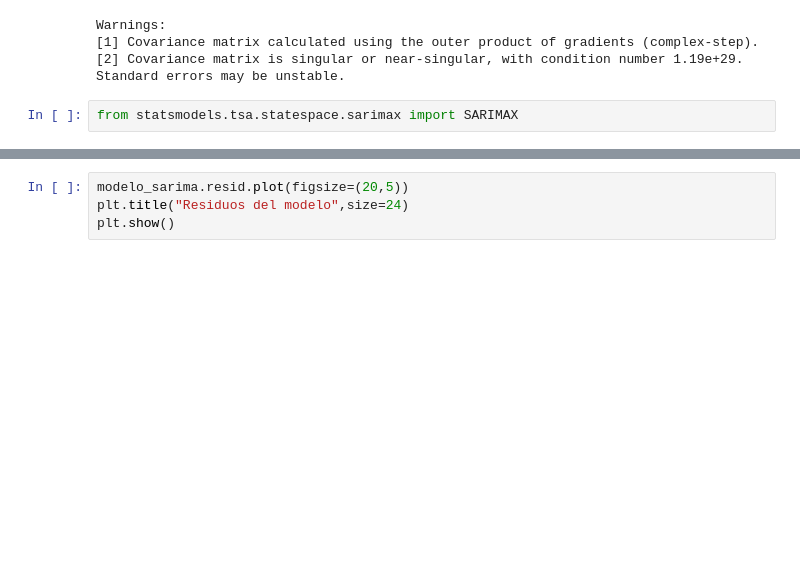
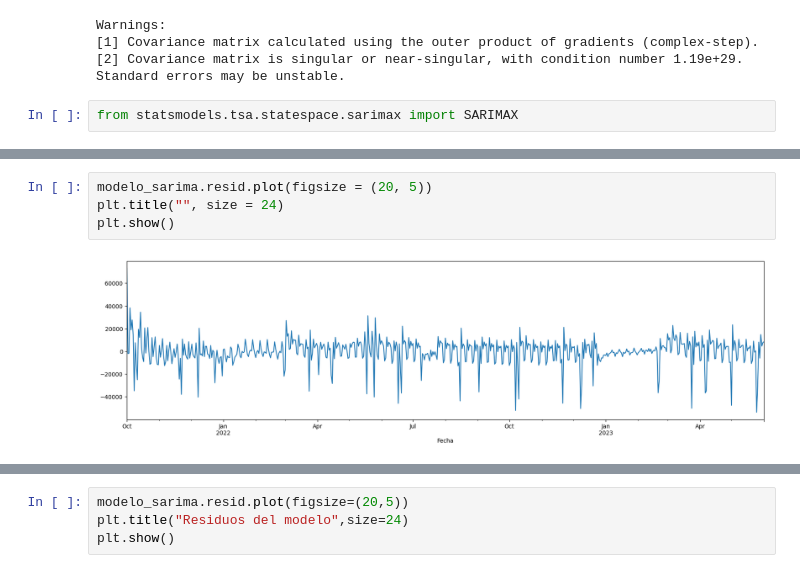
Before and after one commit to jiang-011/AST_G4, a Jupyter notebook: TP_G4_KM.ipynb, the cells around one changed output, grey strips where cells are left out. Drawn from its saved outputs; the diff is of its cells as text; blank space fills up the shorter version.

```diff
--- a/TP_G4_KM.ipynb
+++ b/TP_G4_KM.ipynb
@@ -895,0 +967,6 @@ Warnings:
+# %%
+modelo_sarima.resid.plot(figsize = (20, 5))
+plt.title("", size = 24)
+plt.show()
+# %% [output]
+[figure, added]
```
Also changed, not shown: parts of 14 cells of this notebook, 21 other files.
